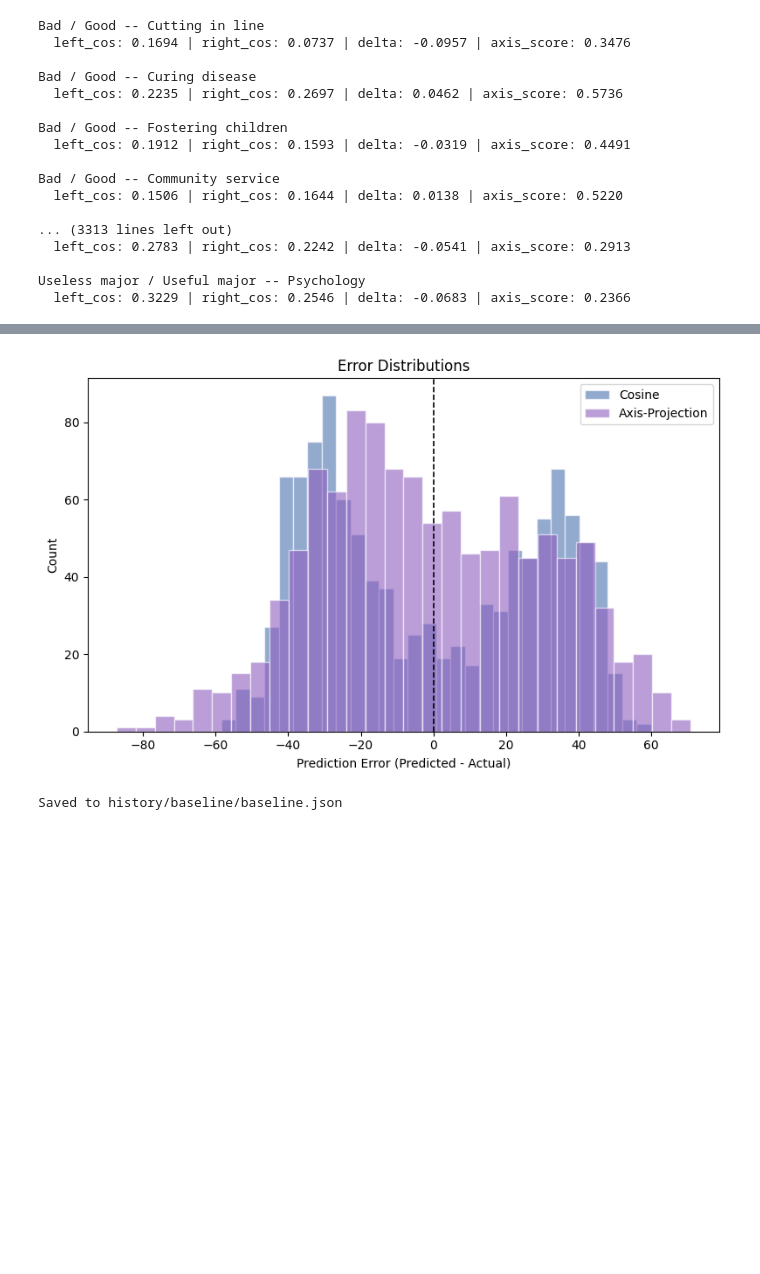
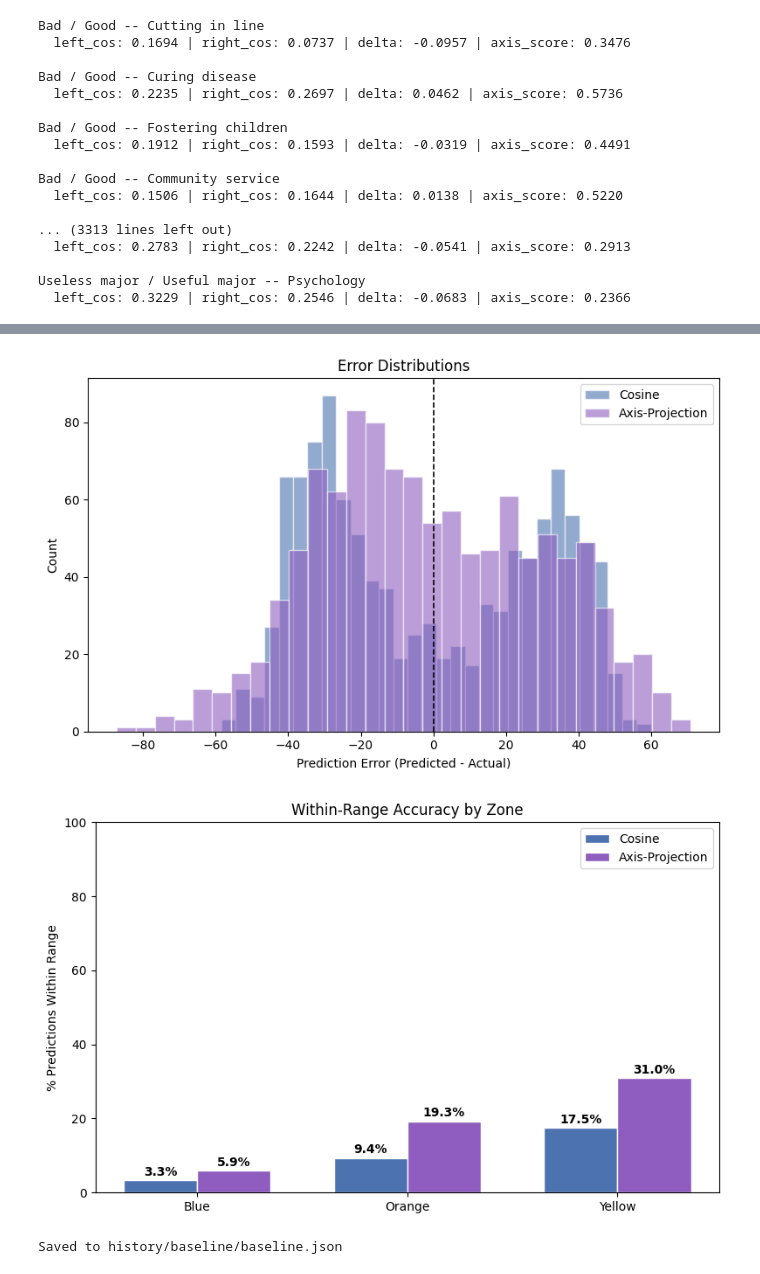
Before and after one commit to Akigaii/wally, a Jupyter notebook: dl/baseline.ipynb, the cells around one changed output, grey strips where cells are left out. Cells and saved outputs as stored; diff of their text form; code cells hidden in the pictures; blank space fills up the shorter version.

Commit message:
added range metrics to baseline

```diff
--- a/dl/baseline.ipynb
+++ b/dl/baseline.ipynb
@@ -182,10 +227,7 @@ Baseline MAE adjusted: 25.86
 # %%
+# Add new dir, if it doesn't already exist.
 os.makedirs("graphs/baseline", exist_ok = True)
 
-# Ranges I extracted from physical Wavelength game.
-BLUE_RANGE_MAE   = 3.1
-ORANGE_RANGE_MAE = 9.4
-YELLOW_RANGE_MAE = 15.5
 
 # MAE Loss Graph:
 fig, ax = plt.subplots(figsize = (8, 6))
@@ -198,33 +240,62 @@ for bar, val in zip(bars, [cos_mae, axis_mae, YELLOW_RANGE_MAE, ORANGE_RANGE_MAE
             f"{val:.2f}", ha = "center", va = "bottom", fontweight = "bold")
 
 ax.set_ylabel("Mean Absolute Error")
 ax.set_title("MAE Comparison")
 ax.set_ylim(0, max(cos_mae, axis_mae) * 1.1)
 plt.savefig("graphs/baseline/mae_loss.png", dpi = 150, bbox_inches = "tight")
 plt.tight_layout()
 plt.show()
 
-# MAE Errors Distribution Graph
+
+# MAE Errors Distribution Graph:
 cos_errors  = cos_predictions  - pd.to_numeric(train_df["response_mean"], errors = "coerce")
 axis_errors = axis_predictions - pd.to_numeric(train_df["response_mean"], errors = "coerce")
 
 # Trim out any outliers, no stretch graph.
 cos_clean  = cos_errors[np.abs(cos_errors)   < 3 * np.std(cos_errors)]
 axis_clean = axis_errors[np.abs(axis_errors) < 3 * np.std(axis_errors)]
 
 fig, ax = plt.subplots(figsize = (8, 5))
 ax.hist(cos_clean,  bins = 30, color = "#4C72B0", alpha = 0.6, label = "Cosine",          edgecolor = "white")
 ax.hist(axis_clean, bins = 30, color = "#8E5DBF", alpha = 0.6, label = "Axis-Projection", edgecolor = "white")
 ax.axvline(0, color = "black", lw = 1.2, linestyle = "--")
 ax.set_xlabel("Prediction Error (Predicted - Actual)")
 ax.set_ylabel("Count")
 ax.set_title("Error Distributions")
 ax.legend()
 plt.savefig("graphs/baseline/mae_error_distribution.png", dpi = 150, bbox_inches = "tight")
 plt.tight_layout()
 plt.show()
+
+
+# Within Range Accuracy Graph:
+labels   = ["Blue", "Orange", "Yellow"]
+x        = np.arange(len(labels))
+width    = 0.35
+
+cos_acc  = [cos_within_blue_acc,  cos_within_orange_acc,  cos_within_yellow_acc]
+axis_acc = [axis_within_blue_acc, axis_within_orange_acc, axis_within_yellow_acc]
+
+fig, ax = plt.subplots(figsize = (8, 5))
+bars1 = ax.bar(x - width / 2, cos_acc,  width, label = "Cosine",          color = "#4C72B0", edgecolor = "white")
+bars2 = ax.bar(x + width / 2, axis_acc, width, label = "Axis-Projection", color = "#8E5DBF", edgecolor = "white")
+
+for bar in bars1 + bars2:
+    ax.text(bar.get_x() + bar.get_width() / 2, bar.get_height() + 0.5,
+            f"{bar.get_height():.1f}%", ha = "center", va = "bottom", fontweight = "bold")
+
+ax.set_xticks(x)
+ax.set_xticklabels(labels)
+ax.set_ylabel("% Predictions Within Range")
+ax.set_title("Within-Range Accuracy by Zone")
+ax.set_ylim(0, 100)
+ax.legend()
+plt.savefig("graphs/baseline/within_range_accuracy.png", dpi = 150, bbox_inches = "tight")
+plt.tight_layout()
+plt.show()
 # %% [output]
 [figure]
 [figure]
+[figure, added]
 # %%
 baseline_history = {
```
Also changed, not shown: parts of 4 cells of this notebook, 3 other files.
